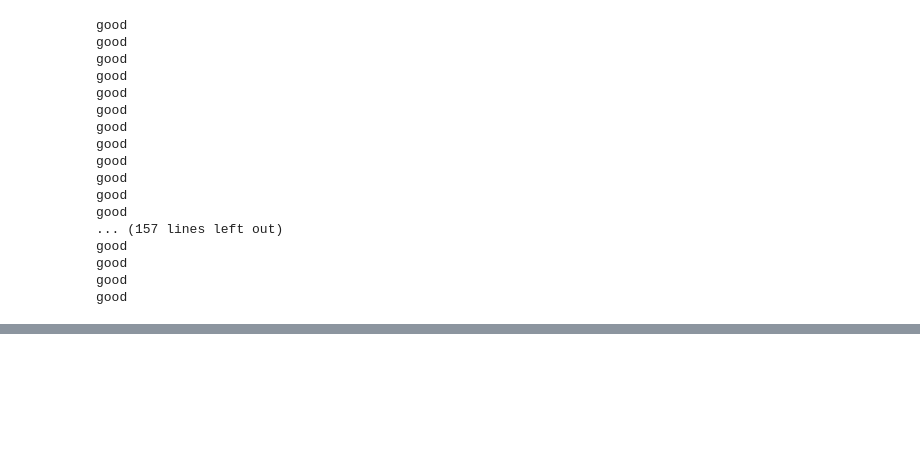
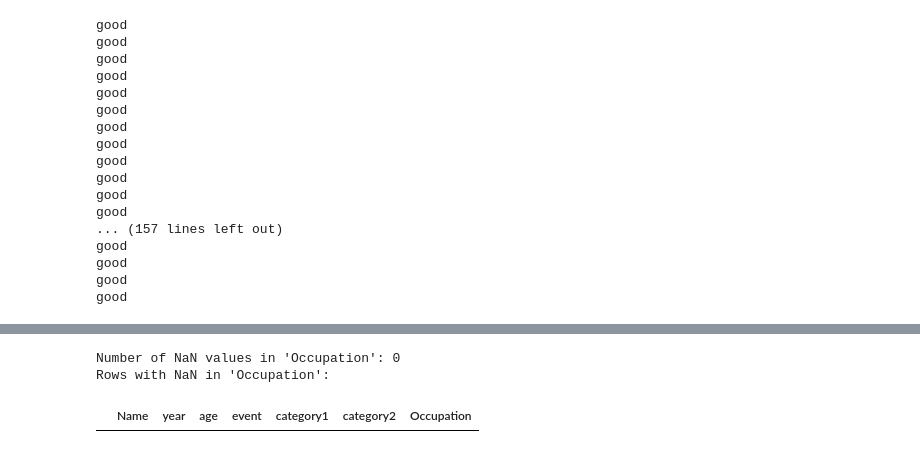
Before and after one commit to haemilia/wiki_people, a Jupyter notebook: entire_extraction_process/inyoung_vis_prep.ipynb, the cells around one changed output, grey strips where cells are left out. Cells and saved outputs as stored; diff of their text form; code cells hidden in the pictures; blank space fills up the shorter version.

```diff
--- a/entire_extraction_process/inyoung_vis_prep.ipynb
+++ b/entire_extraction_process/inyoung_vis_prep.ipynb
@@ -72,7 +72,7 @@ people_occupations = {
  'Abbe Pierre': 'Politics',
  'Albert Einstein': 'Academics',
  'Nikola Tesla': 'Academics',
- 'Marie Curie\xa0': 'Academics',
+ 'Marie Curie': 'Academics',
  'Alexander Fleming': 'Academics',
  'John Logie Baird': 'Academics',
  'Enrico Fermi': 'Academics',
@@ -172,7 +172,7 @@ people_occupations = {
  'Bill Clinton': 'Politics',
  'George Clooney': 'Politics',
  'Jamie Dimon': 'Business',
- 'Recep Tayyip Erdoğan': 'Politics',
+ 'Recep Tayyip Erdogan': 'Politics',
  'Bill Gates': 'Business',
  'Hu Jintao': 'Politics',
  'LeBron James': 'Sports',
@@ -334 +351,18 @@ df
+# %%
+condition = range(2111, 2128)
+df.loc[condition, 'Name'] = df.loc[condition, 'Name'].apply(lambda x: x[:-1])
+# %%
+#check if the occupations are all mapped correctly without omissions
+nan_count = df['Occupation'].isna().sum()
+
+# Display the count of NaN values in 'Column_A'
+print(f"Number of NaN values in 'Occupation': {nan_count}")
+
+rows_with_nan = df[df['Occupation'].isnull()]
+print("Rows with NaN in 'Occupation':")
+rows_with_nan
+# %% [output]
+Number of NaN values in 'Occupation': 0
+Rows with NaN in 'Occupation':
+|  | Name | year | age | event | category1 | category2 | Occupation |
 # %%
```
Also changed, not shown: parts of 19 cells of this notebook, 4 other files.
